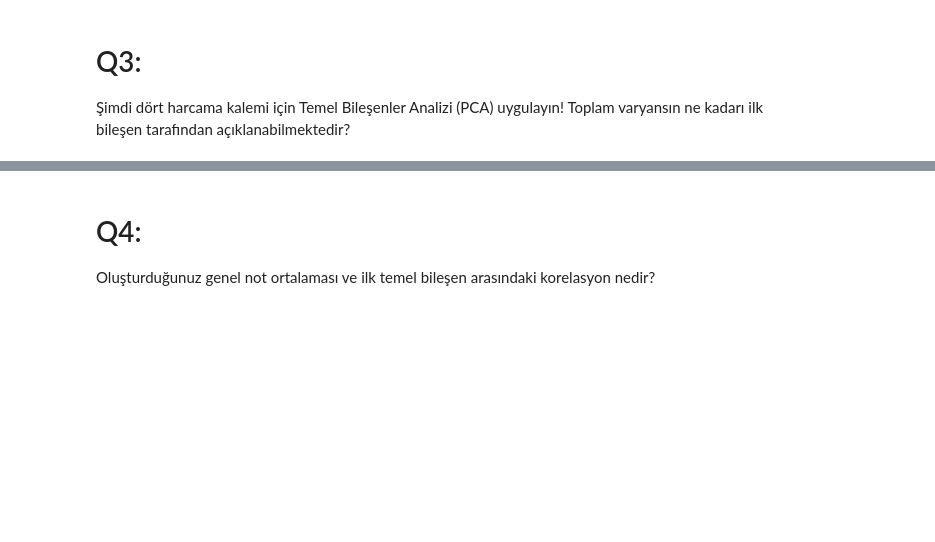
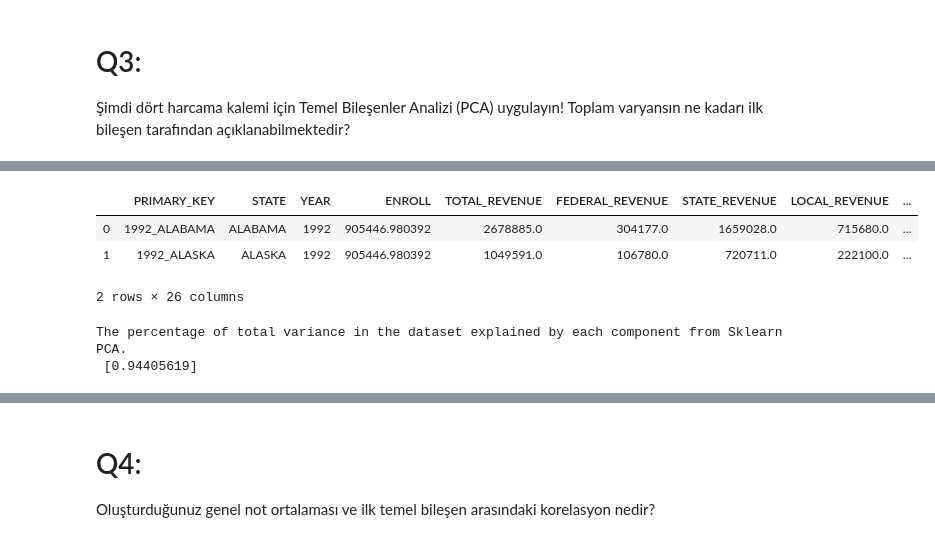
Before and after one commit to mehmetfatihdata/BOOTCAMP_1, a Jupyter notebook: WORK_22_EDA4.ipynb, the cells around one changed output, grey strips where cells are left out. Drawn from its saved outputs; the diff is of its cells as text; code cells hidden in the pictures; blank space fills up the shorter version.

```diff
--- a/WORK_22_EDA4.ipynb
+++ b/WORK_22_EDA4.ipynb
@@ -82,0 +53,39 @@ Index(['TOTAL_EXPENDITURE', 'INSTRUCTION_EXPENDITURE',
+# %%
+fill_list=['ENROLL', 'TOTAL_REVENUE',
+       'FEDERAL_REVENUE', 'STATE_REVENUE', 'LOCAL_REVENUE',
+       'TOTAL_EXPENDITURE', 'INSTRUCTION_EXPENDITURE',
+       'SUPPORT_SERVICES_EXPENDITURE', 'OTHER_EXPENDITURE',
+       'CAPITAL_OUTLAY_EXPENDITURE', 'GRADES_PK_G', 'GRADES_KG_G',
+       'GRADES_4_G', 'GRADES_8_G', 'GRADES_12_G', 'GRADES_1_8_G',
+       'GRADES_9_12_G', 'GRADES_ALL_G', 'AVG_MATH_4_SCORE', 'AVG_MATH_8_SCORE',
+       'AVG_READING_4_SCORE', 'AVG_READING_8_SCORE']
+years=education_df["YEAR"].unique()
+for col in fill_list:
+    for year in years:
+        education_df[col]=education_df[col].fillna(education_df.groupby(education_df["YEAR"]==year)[col].transform("mean"))
+education_df.head(2)
+# %% [output]
+|  | PRIMARY_KEY | STATE | YEAR | ENROLL | TOTAL_REVENUE | FEDERAL_REVENUE | STATE_REVENUE | LOCAL_REVENUE | ... |
+| 0 | 1992_ALABAMA | ALABAMA | 1992 | 905446.980392 | 2678885.0 | 304177.0 | 1659028.0 | 715680.0 | ... |
+| 1 | 1992_ALASKA | ALASKA | 1992 | 905446.980392 | 1049591.0 | 106780.0 | 720711.0 | 222100.0 | ... |
+2 rows × 26 columns
+# %%
+from sklearn.decomposition import PCA
+from sklearn.preprocessing import StandardScaler
+
+X = education_df[["INSTRUCTION_EXPENDITURE", "SUPPORT_SERVICES_EXPENDITURE",
+                  "OTHER_EXPENDITURE", "CAPITAL_OUTLAY_EXPENDITURE"]]
+
+X = StandardScaler().fit_transform(X)
+
+sklearn_pca = PCA(n_components=1)
+education_df["PCA_EXPENDITURE_1"] = sklearn_pca.fit_transform(X)
+
+print(
+    'The percentage of total variance in the dataset explained by each',
+    'component from Sklearn PCA.\n',
+    sklearn_pca.explained_variance_ratio_
+)
+# %% [output]
+The percentage of total variance in the dataset explained by each component from Sklearn PCA.
+ [0.94405619]
```
Also changed, not shown: parts of 13 cells of this notebook.
